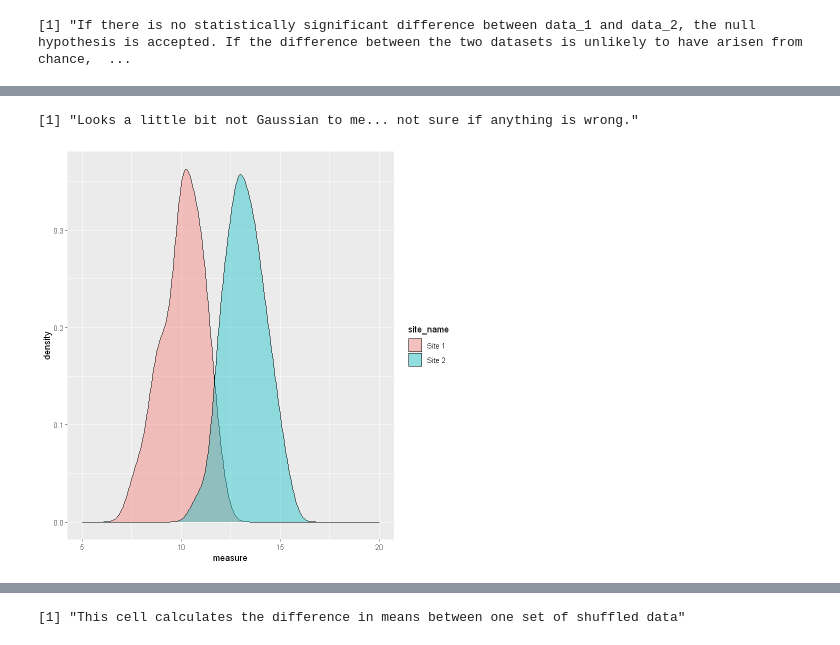
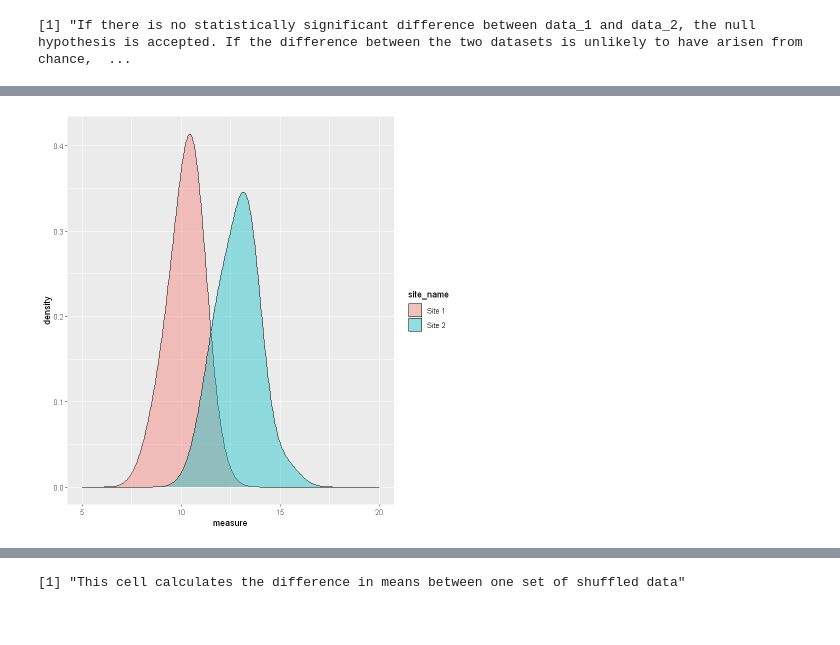
Before and after one commit to cangulo2/OCN682F22, a Jupyter notebook: 6_hypothesis_testing/experience_hypothesis_testing.ipynb, the cells around one changed output, grey strips where cells are left out. Saved outputs shown, nothing was run; the diff lists cells and outputs as text; code cells hidden in the pictures.

Commit message:
Update number 2 to week 6 hypothesis testing experience
Fixed bw problem in question 2.1 and changed annotations and geom_point in final questio to white for readability.

```diff
--- a/6_hypothesis_testing/experience_hypothesis_testing.ipynb
+++ b/6_hypothesis_testing/experience_hypothesis_testing.ipynb
@@ -75,12 +75,10 @@ Produce a graph similar the one below (geom_density) display the distributions.
 ![](https://www.dropbox.com/s/rz5jxm84kk8ac1m/dist.png?dl=1)
 # %%
 ggplot(complete_data, aes(x = measure, fill = site_name))+
-geom_density(alpha = 0.4) +
+geom_density(alpha = 0.4, bw = 0.65) +
 xlim(5, 20)
-print("Looks a little bit not Gaussian to me... not sure if anything is wrong.")
 # %% [output]
-[1] "Looks a little bit not Gaussian to me... not sure if anything is wrong."
-[figure, old version]
+[figure, new version]
 # %% [markdown]
 Q2.2 Select a proper test statistic and produce a distribution of the statistic under the null hypothesis. Plot the data as both a histogram and density curves. Your graph may look like this.
 
```
Also changed, not shown: parts of 3 cells of this notebook.
